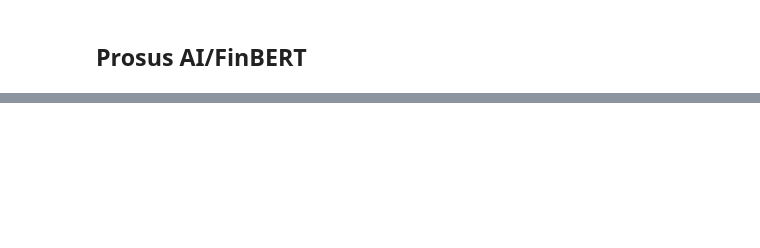
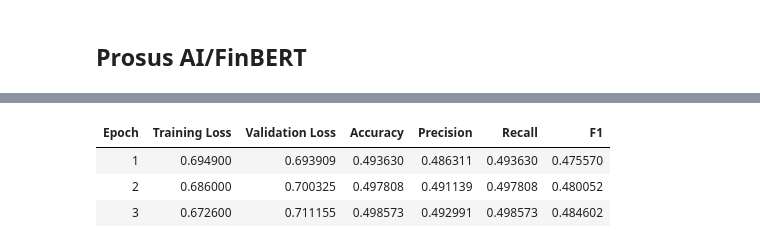
Before and after one commit to saltedpotato/QF634_Research_Methods, a Jupyter notebook: finbert.ipynb, the cells around one changed output, grey strips where cells are left out. Cells and saved outputs as stored; diff of their text form; code cells hidden in the pictures; blank space fills up the shorter version.

```diff
--- a/finbert.ipynb
+++ b/finbert.ipynb
@@ -205,0 +278,90 @@ Training with parameters: {'learning_rate': 4.147589698454849e-06, 'batch_size':
+# %%
+# Tokenize data
+train_tokenized_df = Dataset.from_pandas(train_df).map(preprocess_data, batched=True)
+train_tokenized_df = train_tokenized_df.rename_column("sentiment_label", "labels")
+train_tokenized_df.set_format(type='torch', columns=['input_ids', 'attention_mask', 'labels'])
+
+val_tokenized_df = Dataset.from_pandas(val_df).map(preprocess_data, batched=True)
+val_tokenized_df = val_tokenized_df.rename_column("sentiment_label", "labels")
+val_tokenized_df.set_format(type='torch', columns=['input_ids', 'attention_mask', 'labels'])
+
+# Train and evaluate the model using the best hyperparameters from Optuna
+best_params = study.best_params
+
+model = AutoModelForSequenceClassification.from_pretrained('ProsusAI/finbert', num_labels=3).to(device)
+
+training_args = TrainingArguments(
+    output_dir="./train_results",
+    evaluation_strategy="epoch",
+    learning_rate=best_params['learning_rate'],
+    per_device_train_batch_size=best_params['batch_size'],
+    num_train_epochs=best_params['num_train_epochs'],
+    weight_decay=0.01,
+    save_strategy="epoch",
+    logging_dir="./train_logs",
+    logging_steps=10,
+    disable_tqdm=False,
+    load_best_model_at_end=True
+)
+
+trainer = Trainer(
+    model=model,
+    args=training_args,
+    train_dataset=train_tokenized_df,
+    eval_dataset=val_tokenized_df,
+    tokenizer=tokenizer,
+    compute_metrics=compute_metrics
+)
+
+trainer.train()
+
+# Save trained model
+output_dir = "./finbert_finetuned"
+model.save_pretrained(output_dir)
+tokenizer.save_pretrained(output_dir)
+
+# Final evaluation on the validation set
+model.eval()
+all_logits = []
+
+with torch.no_grad():
+    for batch in torch.utils.data.DataLoader(val_tokenized_df, batch_size=best_params['batch_size']):
+        input_ids = batch['input_ids'].to(device)
+        attention_mask = batch['attention_mask'].to(device)
+
+        outputs = model(input_ids=input_ids, attention_mask=attention_mask)
+        logits = outputs.logits
+        all_logits.append(logits.cpu())
+
+logits = torch.cat(all_logits, dim=0)
+probabilities = torch.softmax(logits, dim=1).cpu().numpy()
+
+# Extract probabilities for each class
+prob_negative = probabilities[:, 1]
+prob_neutral = probabilities[:, 2]
+prob_positive = probabilities[:, 0]
+
+# Transform probabilities into labels
+predicted_labels = [
+    1 if prob_positive > max(prob_negative, prob_neutral) else 0
+    for prob_negative, prob_neutral, prob_positive in zip(prob_negative, prob_neutral, prob_positive)
+]
+
+# Add probabilities and predictions to the validation DataFrame
+val_df['prob_negative'] = prob_negative
+val_df['prob_neutral'] = prob_neutral
+val_df['prob_positive'] = prob_positive
+val_df['finbert_sentiment_labels'] = predicted_labels
+
+# Final evaluation metrics
+if 'sentiment_label' in val_df.columns:
+    precision, recall, f1, _ = precision_recall_fscore_support(val_df['sentiment_label'], predicted_labels, average='weighted')
+    accuracy = accuracy_score(val_df['sentiment_label'], predicted_labels)
+
+    print(f"Validation Accuracy: {accuracy}")
+    print(f"Validation Precision: {precision}")
+    print(f"Validation Recall: {recall}")
+    print(f"Validation F1-Score: {f1}")
+
+val_df
+# %% [output]
@@ -205,0 +369,4 @@ Training with parameters: {'learning_rate': 4.147589698454849e-06, 'batch_size':
+| Epoch | Training Loss | Validation Loss | Accuracy | Precision | Recall | F1 |
+| 1 | 0.694900 | 0.693909 | 0.493630 | 0.486311 | 0.493630 | 0.475570 |
+| 2 | 0.686000 | 0.700325 | 0.497808 | 0.491139 | 0.497808 | 0.480052 |
+| 3 | 0.672600 | 0.711155 | 0.498573 | 0.492991 | 0.498573 | 0.484602 |
```
Also changed, not shown: parts of 15 cells of this notebook, 1 other file.
